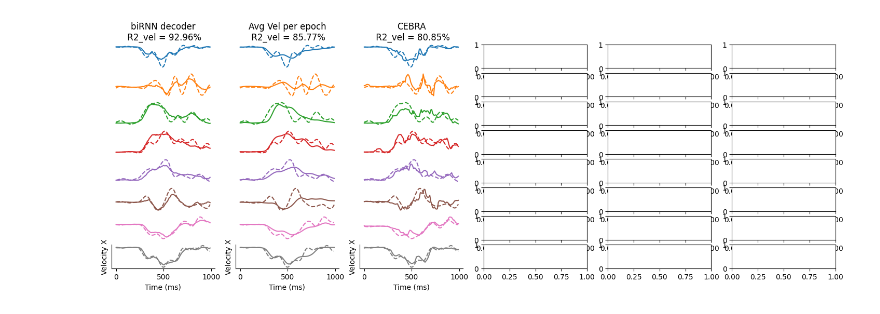
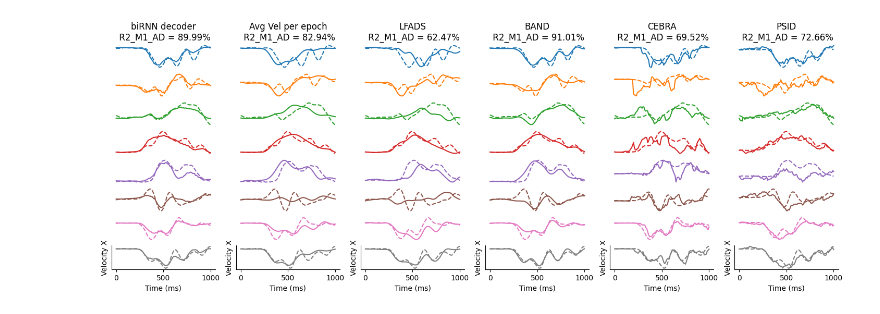
Before and after one commit to NinelK/BAND-torch, a Jupyter notebook: notebooks/paper/Fig4_decoding.ipynb, the cells around one changed output. Drawn from its saved outputs; the diff is of its cells as text; code cells hidden in the pictures.

Commit message:
finish scripts for Figure 4

```diff
--- a/notebooks/paper/Fig4_decoding.ipynb
+++ b/notebooks/paper/Fig4_decoding.ipynb
@@ -23,6 +22,6 @@ The nb_black extension is already loaded. To reload it, use:
 [interactive output not drawn]
 # %%
-path = '../../results/Chewie_CO_FF_2016-10-05.h5'
+path = '../../results/Chewie_CO_FF_2016-10-07.h5'
 data = {}
 with h5py.File(path, 'r') as f:
    for key in f.keys():
@@ -54,7 +53,7 @@ trials2plot.sum()
 24
 [interactive output not drawn]
 # %%
-def plot_beh_pred(vel, pred_vel, dir_index, trials2plot, axes, component=0,title=""):
+def plot_beh_pred(vel, pred_vel, dir_index, trials2plot, axes, area, epoch_name, component=0,title=""):
     '''
     Plot hand velocity and predicted hand velocity for each direction
     '''
@@ -73,39 +72,47 @@ def plot_beh_pred(vel, pred_vel, dir_index, trials2plot, axes, component=0,title
                     alpha=1,
                     ls=ls,
                 )
 
     for ax in axes[:-1]:
         ax.axis("off")
     axes[-1].spines['top'].set_visible(False)
     axes[-1].spines['right'].set_visible(False)
     axes[-1].set_yticks([])
     axes[-1].set_xlabel("Time (ms)")
     axes[-1].set_ylabel("Velocity X")
 
     R2_iso_vel = 1 - np.sum((vel - pred_vel) ** 2) / np.sum((vel - vel.mean(0)) ** 2)
-    axes[0].set_title(f'{title}\n R2_vel = {R2_iso_vel*100:.2f}%')
+    axes[0].set_title(f'{title}\n R2_{area}_{epoch_name} = {R2_iso_vel*100:.2f}%')
 
 
 fig, axes = plt.subplots(8,6,figsize=(6*3, 8*.7))
 
-epoch_mask = epoch==1
+# epoch_mask, epoch_name = (epoch==0), 'BL'
+epoch_mask, epoch_name = (epoch==1), 'AD'
+# epoch_mask, epoch_name = (epoch==epoch), 'all'
 component = 0
 
-area = 'all'
-for i, (key, title) in enumerate(zip([f'test_{area}_birnn_pred','test_all_avg_per_epoch_pred',f'test_{area}_cebra_pred'],
-                                  ['biRNN decoder', 'Avg Vel per epoch','CEBRA'])):
+area = 'M1'
+for i, (key, title) in enumerate(zip([f'test_{area}_birnn_pred','test_all_avg_per_epoch_pred',
+                                      f'test_{area}_lfads_pred',f'test_{area}_band_pred',
+                                      f'test_{area}_cebra_pred',f'test_{area}_psid_pred'],
+                                  ['biRNN decoder', 'Avg Vel per epoch',
+                                   'LFADS', 'BAND',
+                                   'CEBRA',"PSID"])):
 
     plot_beh_pred(vel[epoch_mask],
                 data[key][epoch_mask],
                 dir_index[epoch_mask],
                 trials2plot[epoch_mask],
                 axes[:,i],
+                area,
+                epoch_name,
                 component=0,
                 title=title)
 
 fig.savefig("figs/Figure4")
 # %% [output]
-[figure, old version]
+[figure, new version]
 [interactive output not drawn]
 # %%
 # loop through epochs (x3)
```
Also changed, not shown: parts of 3 cells of this notebook, 14 other files.
